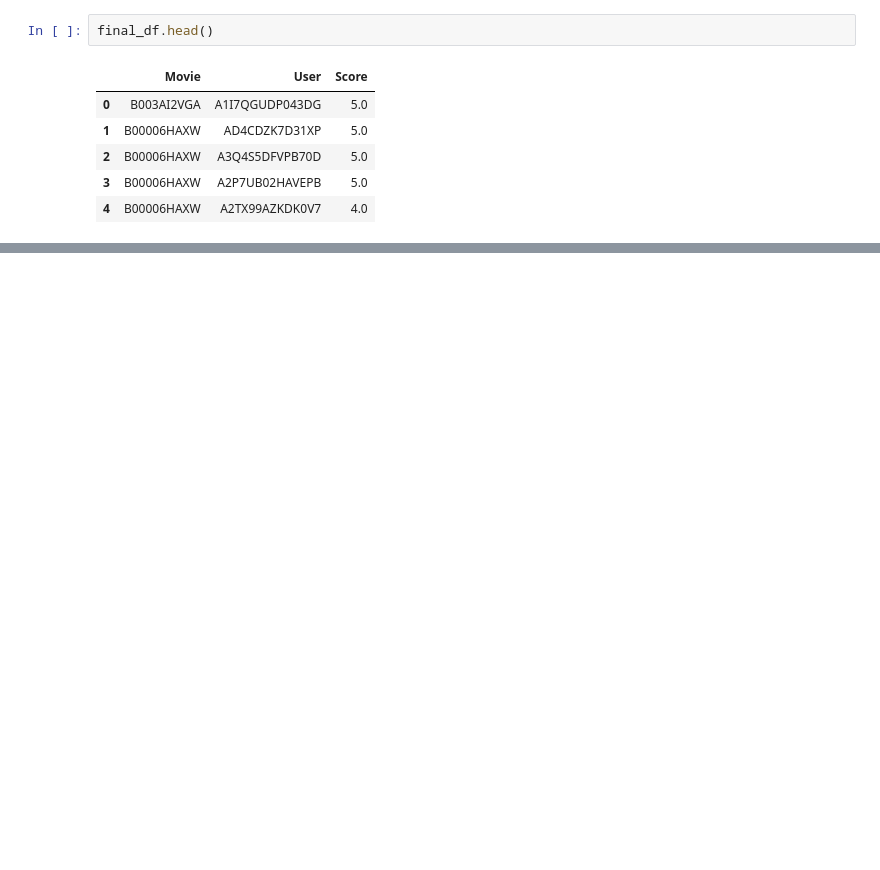
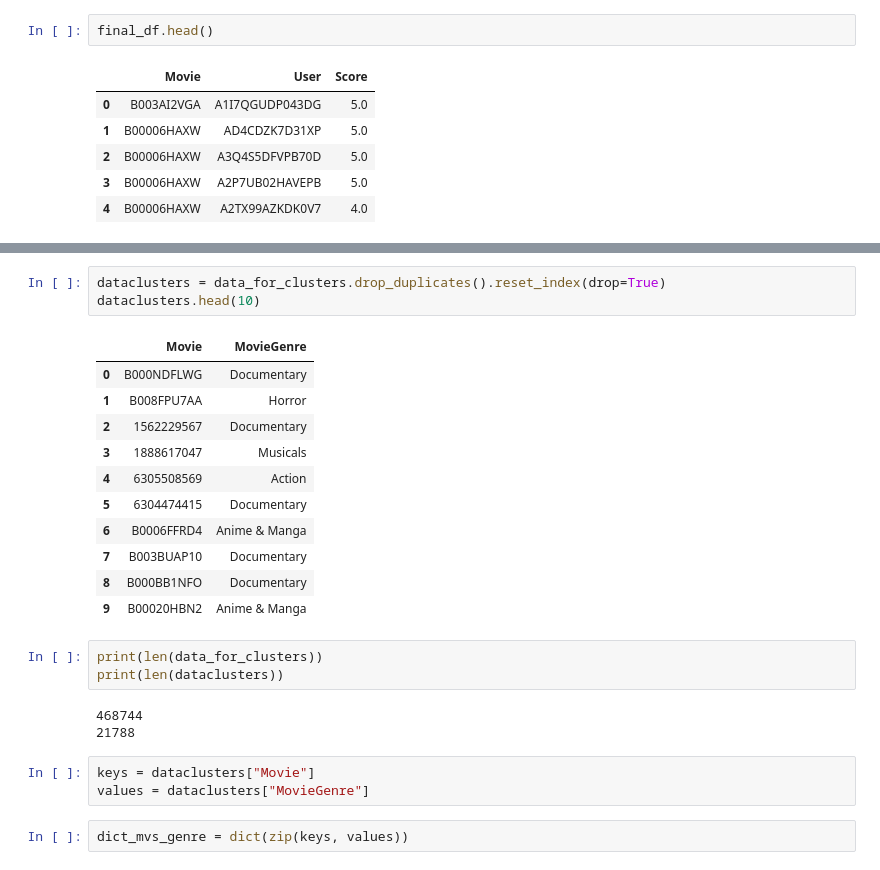
Before and after one commit to corey0211/MRWP-movie-reviews-project, a Jupyter notebook: Group Project MRWP.ipynb, the cells around one changed output, grey strips where cells are left out. Drawn from its saved outputs; the diff is of its cells as text; blank space fills up the shorter version.

```diff
--- a/Group Project MRWP.ipynb
+++ b/Group Project MRWP.ipynb
@@ -325,0 +473,26 @@ small_df.to_csv('1%SampleDataset.csv')
+# %%
+dataclusters = data_for_clusters.drop_duplicates().reset_index(drop=True)
+dataclusters.head(10)
+# %% [output]
+|  | Movie | MovieGenre |
+| 0 | B000NDFLWG | Documentary |
+| 1 | B008FPU7AA | Horror |
+| 2 | 1562229567 | Documentary |
+| 3 | 1888617047 | Musicals |
+| 4 | 6305508569 | Action |
+| 5 | 6304474415 | Documentary |
+| 6 | B0006FFRD4 | Anime & Manga |
+| 7 | B003BUAP10 | Documentary |
+| 8 | B000BB1NFO | Documentary |
+| 9 | B00020HBN2 | Anime & Manga |
+# %%
+print(len(data_for_clusters))
+print(len(dataclusters))
+# %% [output]
+468744
+21788
+# %%
+keys = dataclusters["Movie"]
+values = dataclusters["MovieGenre"]
+# %%
+dict_mvs_genre = dict(zip(keys, values))
```
Also changed, not shown: parts of 77 cells of this notebook.
